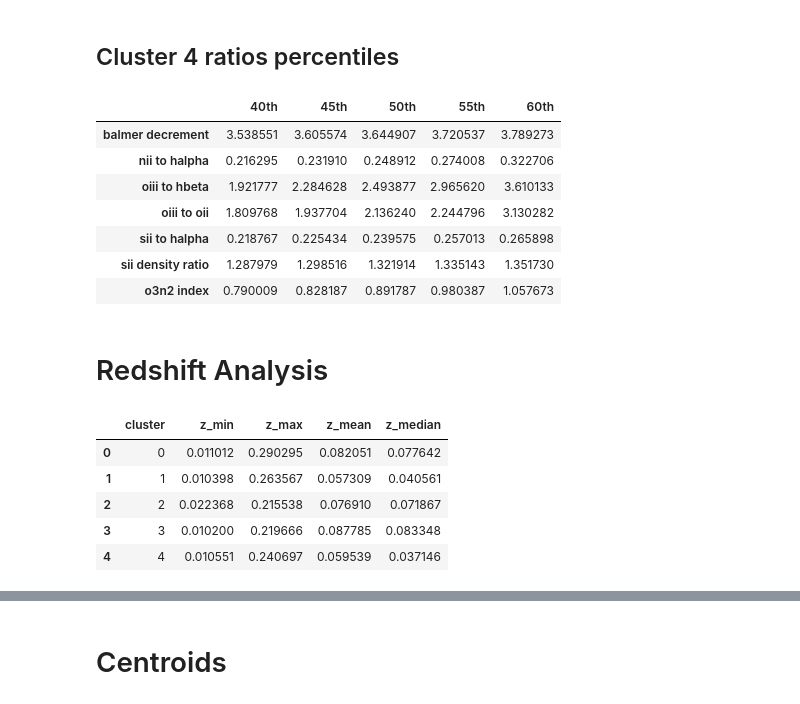
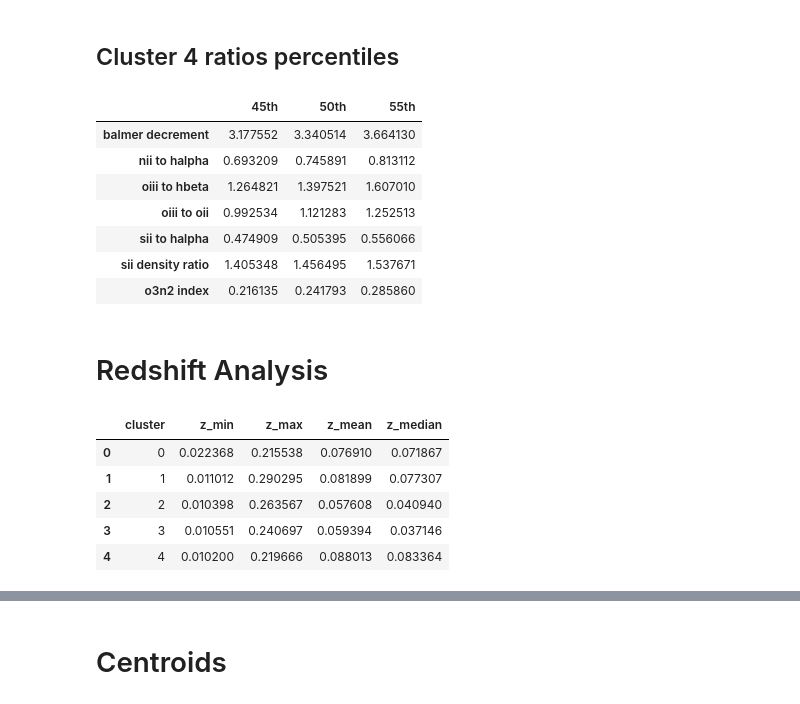
Before and after one commit to ed-ortizm/xai-astronomy, a Jupyter notebook: thesis/04_clustering_xai/06_lof_cluster_analysis.ipynb, the cells around one changed output, grey strips where cells are left out. Drawn from its saved outputs; the diff is of its cells as text; code cells hidden in the pictures.

```diff
--- a/thesis/04_clustering_xai/06_lof_cluster_analysis.ipynb
+++ b/thesis/04_clustering_xai/06_lof_cluster_analysis.ipynb
@@ -294,0 +280,24 @@ Loading XAI data from: /home/elom/phd/code/explanations/bin_03/lof
+# %%
+scores_df = pd.read_csv(
+    f"{latent_dir}/{bin_id}/{score_name}/lof_scores_bin_03_n60_manhattan.csv",
+    usecols=["specobjid", score_name],
+    index_col="specobjid",
+).loc[specobjids_arr]
+
+sorted_specobjids_arr = scores_df[score_name].sort_values(
+    ascending=False
+).index.to_numpy()
+
+# 1. Find the index mapping from specobjids_arr to sorted_specobjids_arr
+indexer = pd.Index(specobjids_arr).get_indexer(sorted_specobjids_arr)
+
+# 2. Reorder all three arrays simultaneously using the indexer
+specobjids_arr = specobjids_arr[indexer]
+anomalies_arr = anomalies_arr[indexer]
+weights_arr = weights_arr[indexer]
+
+weights_dict = weights_prep(
+    weights=weights_arr, n_segments=n_segments
+)
+
+scores_df.loc[specobjids_arr].head(5)
@@ -333,4 +385,4 @@ cluster_meta_df.to_csv(f"{kmeans_model_dir}/metadata.csv.gz", compression="gzip"
 # %%
 cluster_meta_df = pd.read_csv(
     f"{kmeans_model_dir}/metadata.csv.gz", index_col="specobjid"
-).loc[sorted_specobjids_arr]
+).loc[specobjids_arr]
@@ -566,25 +530,25 @@ ratios_percentiles_df
 ## Cluster 4 ratios percentiles
 # %%
 cluster_mask = cluster_meta_df["cluster"] == 4
-percentiles = np.arange(0.40, 0.65, 0.05)
+percentiles = np.arange(0.45, 0.60, 0.05)
 ratios_percentiles_df = cluster_meta_df.loc[
     cluster_mask, SDSS_NEBULAR_LINES_RATIOS_NAMES
 ].quantile(q=percentiles).T
 # map index name by replacing the '_' with ' ' for better readability
 ratios_percentiles_df.index = [
     idx.replace("_", " ") for idx in ratios_percentiles_df.index
 ]
 ratios_percentiles_df.columns = [f"{int(q * 100)}th" for q in percentiles]
 ratios_percentiles_df
 # %% [output]
-|  | 40th | 45th | 50th | 55th | 60th |
-| balmer decrement | 3.538551 | 3.605574 | 3.644907 | 3.720537 | 3.789273 |
-| nii to halpha | 0.216295 | 0.231910 | 0.248912 | 0.274008 | 0.322706 |
-| oiii to hbeta | 1.921777 | 2.284628 | 2.493877 | 2.965620 | 3.610133 |
-| oiii to oii | 1.809768 | 1.937704 | 2.136240 | 2.244796 | 3.130282 |
-| sii to halpha | 0.218767 | 0.225434 | 0.239575 | 0.257013 | 0.265898 |
-| sii density ratio | 1.287979 | 1.298516 | 1.321914 | 1.335143 | 1.351730 |
-| o3n2 index | 0.790009 | 0.828187 | 0.891787 | 0.980387 | 1.057673 |
+|  | 45th | 50th | 55th |
+| balmer decrement | 3.177552 | 3.340514 | 3.664130 |
+| nii to halpha | 0.693209 | 0.745891 | 0.813112 |
+| oiii to hbeta | 1.264821 | 1.397521 | 1.607010 |
+| oiii to oii | 0.992534 | 1.121283 | 1.252513 |
+| sii to halpha | 0.474909 | 0.505395 | 0.556066 |
+| sii density ratio | 1.405348 | 1.456495 | 1.537671 |
+| o3n2 index | 0.216135 | 0.241793 | 0.285860 |
 # %% [markdown]
 # Redshift Analysis
 # %%
@@ -604,11 +568,11 @@ z_df = pd.DataFrame(z_dict)
 z_df
 # %% [output]
 |  | cluster | z_min | z_max | z_mean | z_median |
-| 0 | 0 | 0.011012 | 0.290295 | 0.082051 | 0.077642 |
-| 1 | 1 | 0.010398 | 0.263567 | 0.057309 | 0.040561 |
-| 2 | 2 | 0.022368 | 0.215538 | 0.076910 | 0.071867 |
-| 3 | 3 | 0.010200 | 0.219666 | 0.087785 | 0.083348 |
-| 4 | 4 | 0.010551 | 0.240697 | 0.059539 | 0.037146 |
+| 0 | 0 | 0.022368 | 0.215538 | 0.076910 | 0.071867 |
+| 1 | 1 | 0.011012 | 0.290295 | 0.081899 | 0.077307 |
+| 2 | 2 | 0.010398 | 0.263567 | 0.057608 | 0.040940 |
+| 3 | 3 | 0.010551 | 0.240697 | 0.059394 | 0.037146 |
+| 4 | 4 | 0.010200 | 0.219666 | 0.088013 | 0.083364 |
 # %%
 low_wave, upper_wave = 5_565, 5_590
 z_df["lower_wave_min"] = low_wave / (1 + z_df["z_min"])
```
Also changed, not shown: parts of 33 cells of this notebook.
